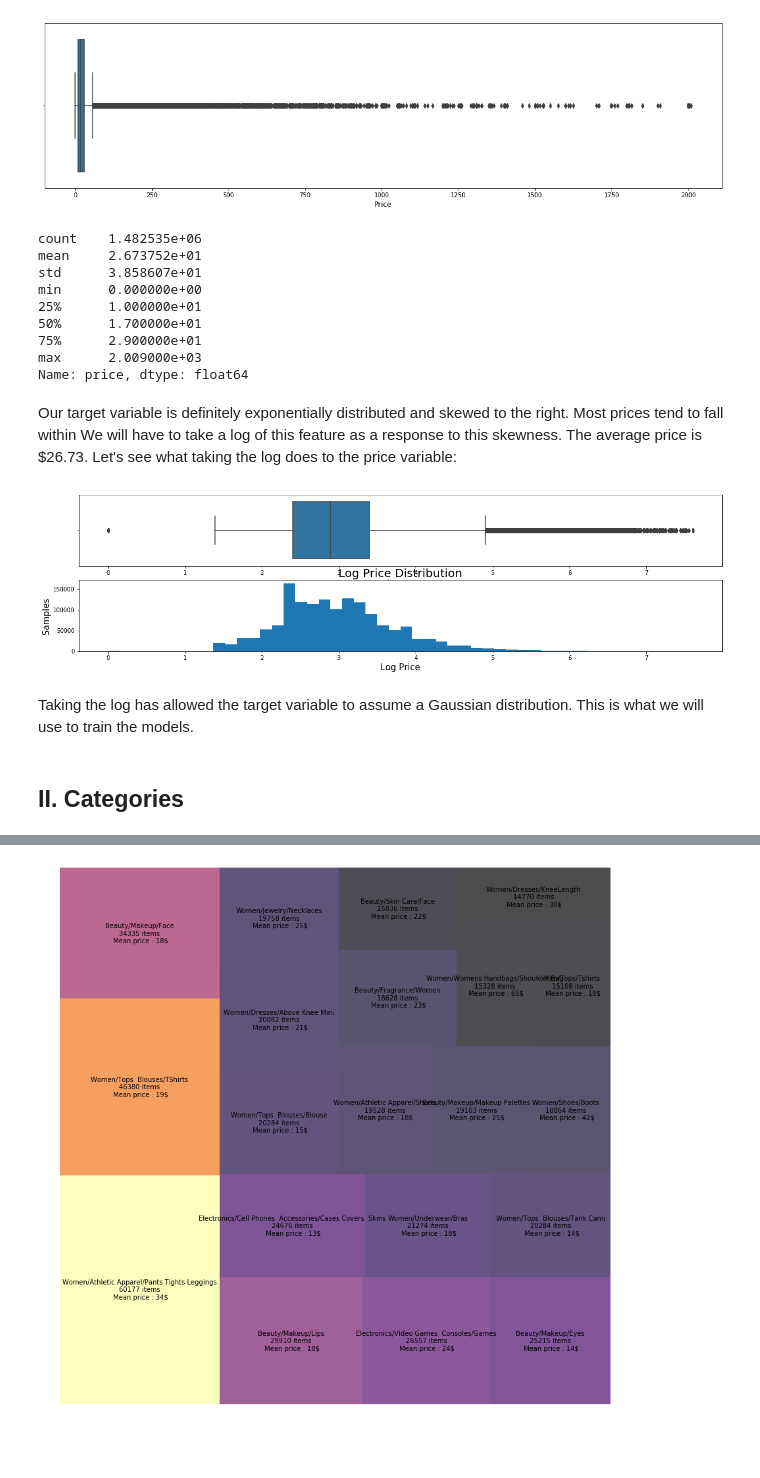
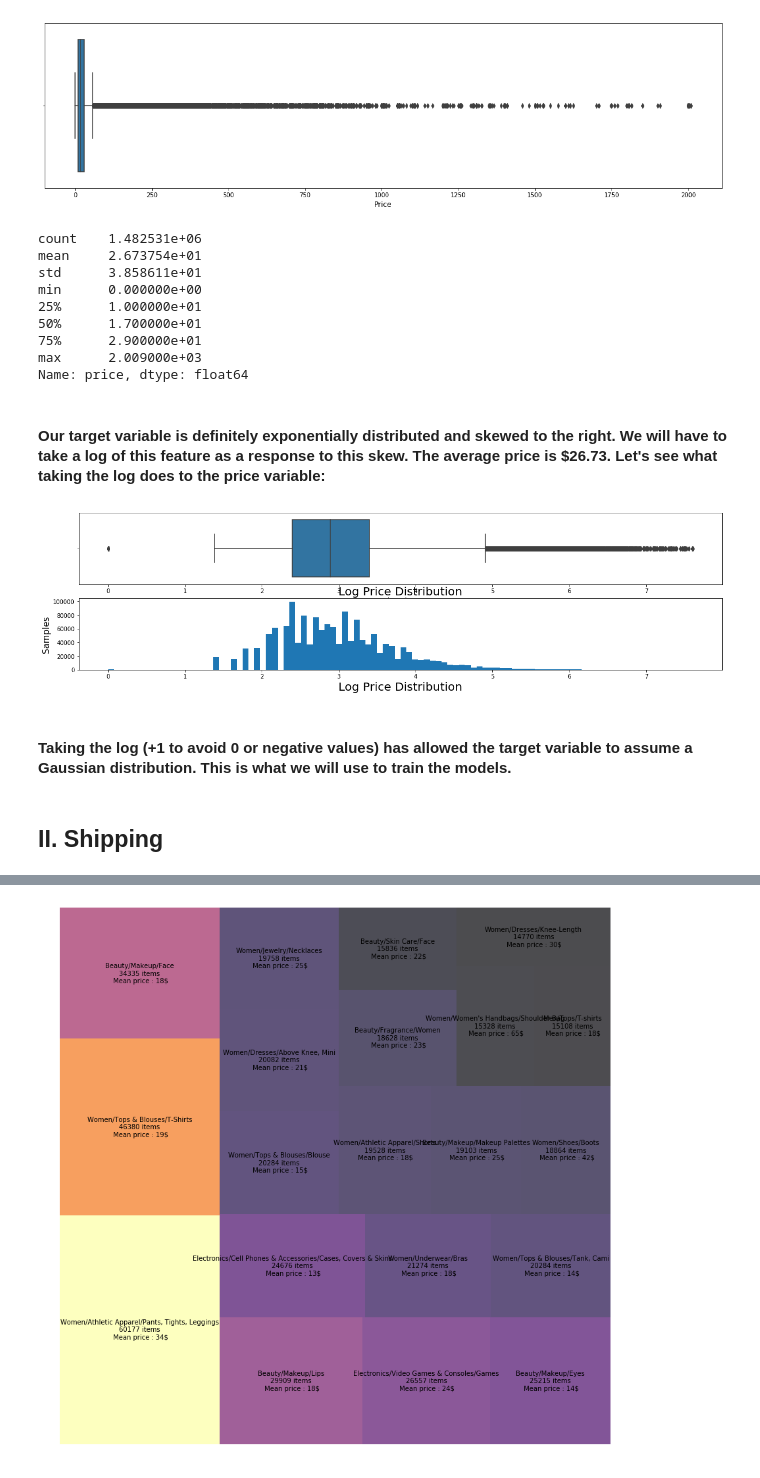
Before and after one commit to kyungjunism/mercari_price_prediction, a Jupyter notebook: Mercari Price Prediction EDA.ipynb, the cells around one changed output, grey strips where cells are left out. Cells and saved outputs as stored; diff of their text form; code cells hidden in the pictures; blank space fills up the shorter version.

```diff
--- a/Mercari Price Prediction EDA.ipynb
+++ b/Mercari Price Prediction EDA.ipynb
@@ -87,11 +92,0 @@ Before we move forward, since this is an exercise that will require text analysi
-# %%
-non_text = [',','-','.','&','%','#', '(',')','[',']','*','!','✨','▪️','"','~',"'", '<','>']
-for symbols in non_text:
-    train['category_name'] = train['category_name'].str.replace(symbols, '')
-    test['category_name'] = test['category_name'].str.replace(symbols, '')
-    train['item_description'] = train['item_description'].str.replace(symbols, '')
-    test['item_description'] = test['item_description'].str.replace(symbols, '')
-    train['name'] = train['name'].str.replace(symbols, '')
-    test['name'] = test['name'].str.replace(symbols, '')
-train.info()
-test.info()
@@ -116 +102,3 @@ memory usage: 37.0+ MB
+# %%
+train = train[pd.notnull(train['item_description'])]
 # %% [markdown]
@@ -131,9 +119,9 @@ plt.show()
 # %%
 train['price'].describe()
 # %% [output]
-count    1.482535e+06
-mean     2.673752e+01
-std      3.858607e+01
+count    1.482531e+06
+mean     2.673754e+01
+std      3.858611e+01
 min      0.000000e+00
 25%      1.000000e+01
 50%      1.700000e+01
@@ -141,19 +129,19 @@ min      0.000000e+00
 max      2.009000e+03
 Name: price, dtype: float64
 # %% [markdown]
-Our target variable is definitely exponentially distributed and skewed to the right. Most prices tend to fall within  We will have to take a log of this feature as a response to this skewness. The average price is $26.73. Let's see what taking the log does to the price variable:
+#### Our target variable is definitely exponentially distributed and skewed to the right. We will have to take a log of this feature as a response to this skew. The average price is $26.73. Let's see what taking the log does to the price variable:
 # %%
 train["log_price"] = np.log(train["price"] + 1)
 fig, ax = plt.subplots(2, 1, figsize = (20, 5))
 sns.boxplot(train.log_price, ax = ax[0])
-ax[1].hist(train.log_price, bins = 50)
+ax[1].hist(train.log_price, bins = 100)
 ax[1].set_title("Log Price Distribution", fontsize = 20)
-ax[1].set_xlabel("Log Price", fontsize = 15)
+ax[1].set_xlabel("Log Price Distribution", fontsize = 20)
 ax[1].set_ylabel("Samples", fontsize = 15)
 plt.show()
 # %% [output]
-[figure, old version]
+[figure, new version]
 # %% [markdown]
-Taking the log has allowed the target variable to assume a Gaussian distribution. This is what we will use to train the models.
+#### Taking the log (+1 to avoid 0 or negative values) has allowed the target variable to assume a Gaussian distribution. This is what we will use to train the models.
 # %% [markdown]
-## II. Categories
+## II. Shipping
```
Also changed, not shown: parts of 51 cells of this notebook.
